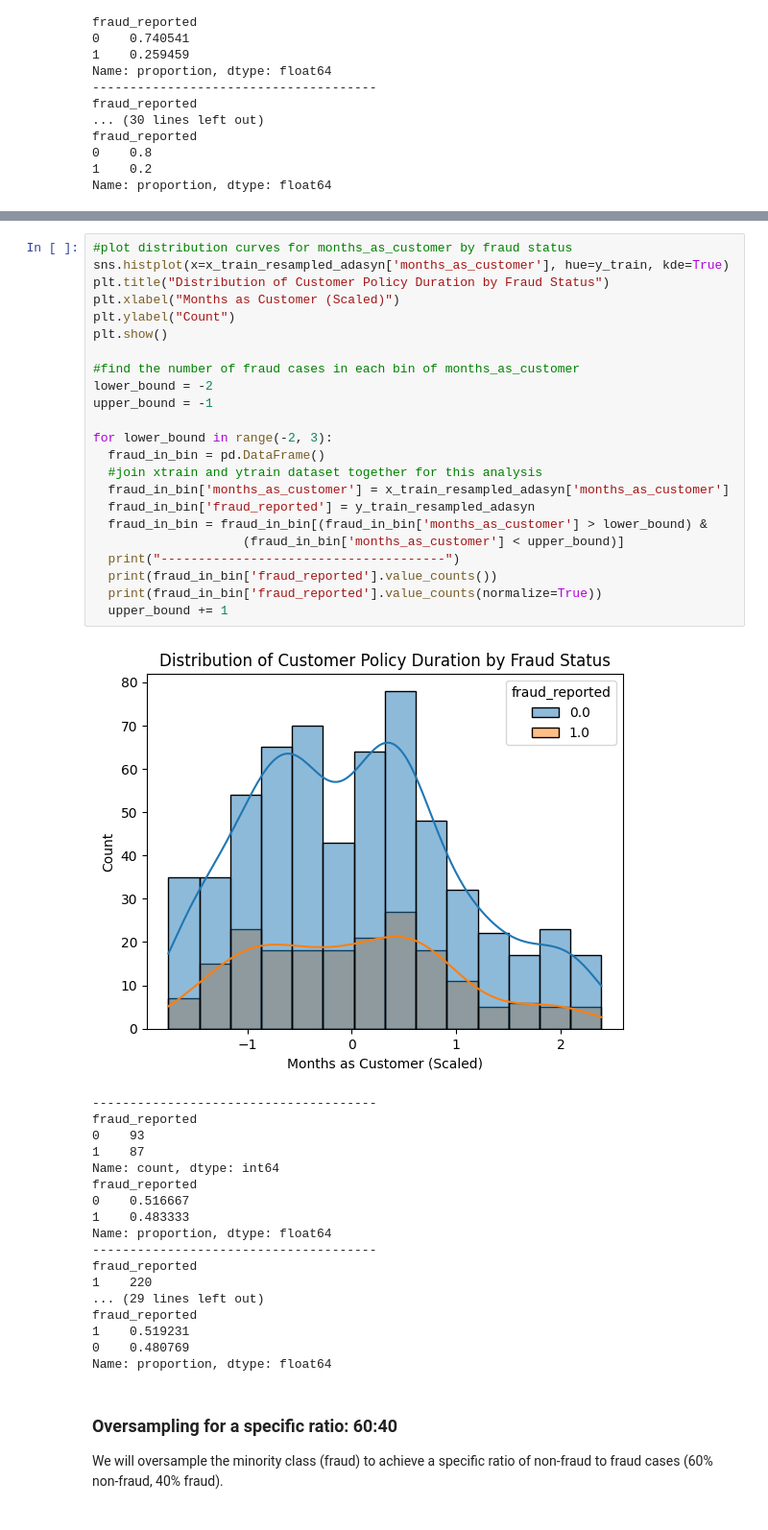
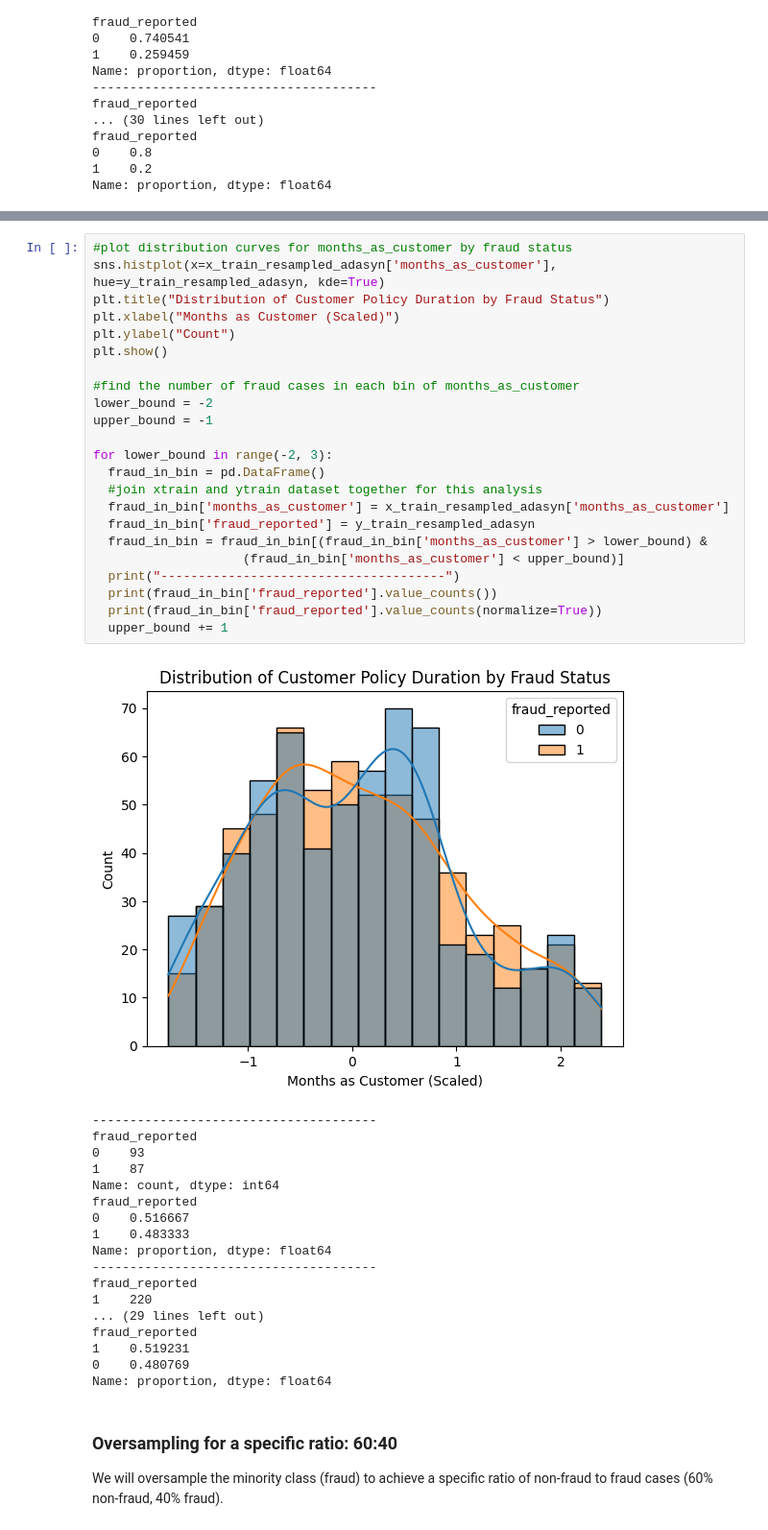
Before and after one commit to dths8/DSA4263_Vehicle-Insurance-Fraud-Detection, a Jupyter notebook: data/data_preprocessing.ipynb, the cells around one changed output, grey strips where cells are left out. Shown at 96% size. Drawn from its saved outputs; the diff is of its cells as text.

```diff
--- a/data/data_preprocessing.ipynb
+++ b/data/data_preprocessing.ipynb
@@ -819,28 +822,28 @@ plt.show()
 # %%
 #plot distribution curves for months_as_customer by fraud status
-sns.histplot(x=x_train_resampled_adasyn['months_as_customer'], hue=y_train, kde=True)
+sns.histplot(x=x_train_resampled_adasyn['months_as_customer'], hue=y_train_resampled_adasyn, kde=True)
 plt.title("Distribution of Customer Policy Duration by Fraud Status")
 plt.xlabel("Months as Customer (Scaled)")
 plt.ylabel("Count")
 plt.show()
 
 #find the number of fraud cases in each bin of months_as_customer
 lower_bound = -2
 upper_bound = -1
 
 for lower_bound in range(-2, 3):
   fraud_in_bin = pd.DataFrame()
   #join xtrain and ytrain dataset together for this analysis
   fraud_in_bin['months_as_customer'] = x_train_resampled_adasyn['months_as_customer']
   fraud_in_bin['fraud_reported'] = y_train_resampled_adasyn
   fraud_in_bin = fraud_in_bin[(fraud_in_bin['months_as_customer'] > lower_bound) &
                     (fraud_in_bin['months_as_customer'] < upper_bound)]
   print("--------------------------------------")
   print(fraud_in_bin['fraud_reported'].value_counts())
   print(fraud_in_bin['fraud_reported'].value_counts(normalize=True))
   upper_bound += 1
 # %% [output]
-[figure, old version]
+[figure, new version]
 --------------------------------------
 fraud_reported
 0    93
```
Also changed, not shown: parts of 23 cells of this notebook, 6 other files.
